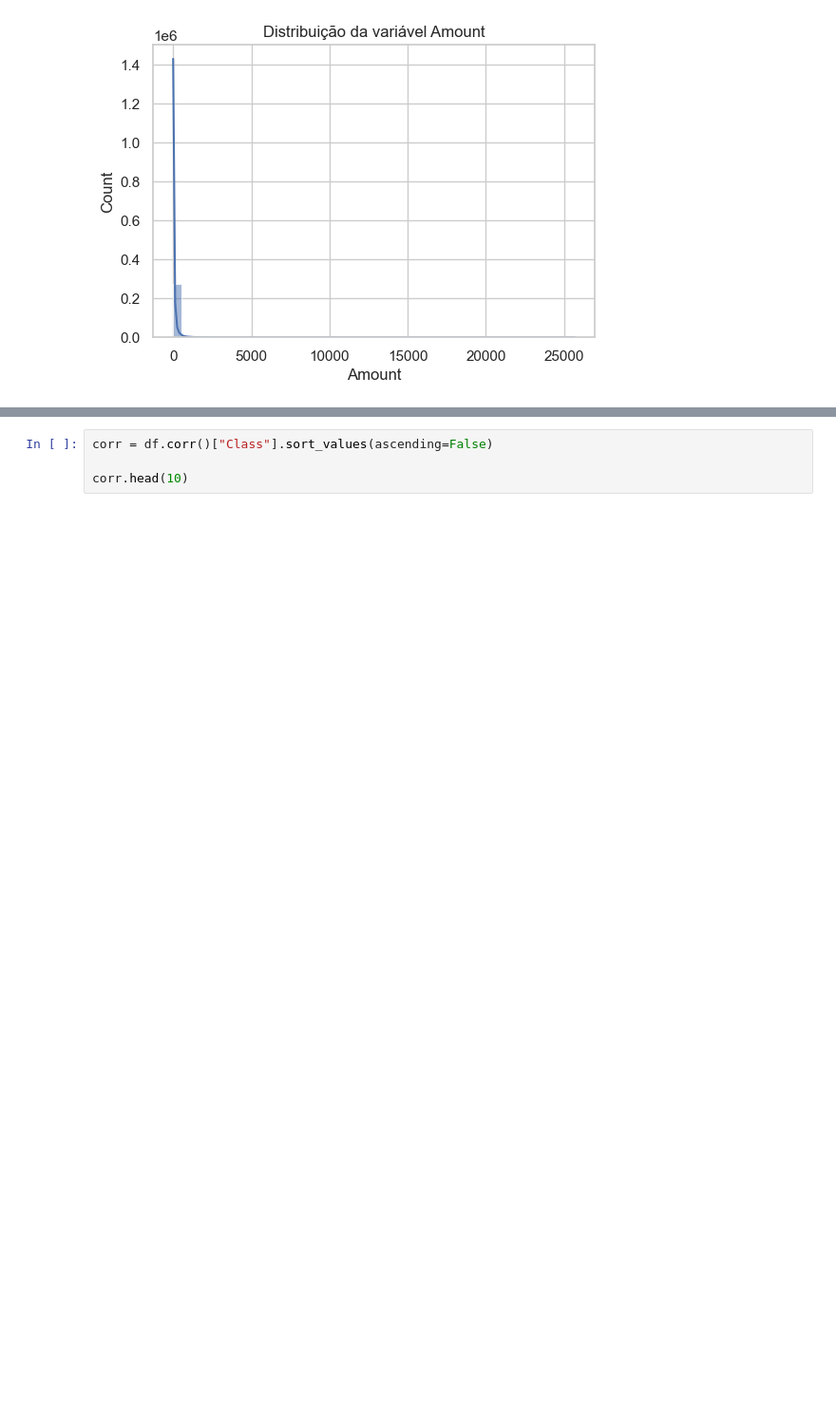
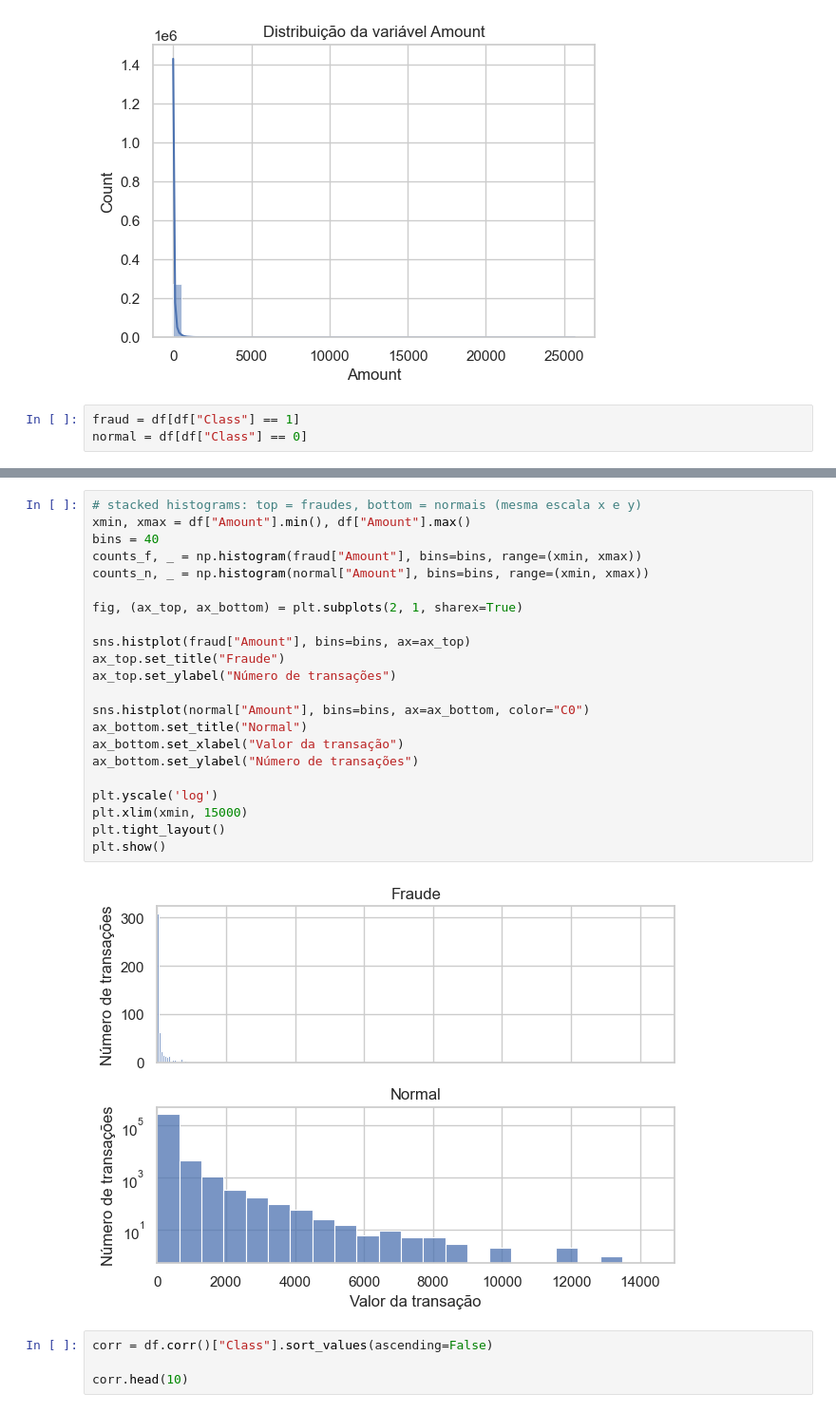
Before and after one commit to Arthurcn96/Credic_Card_Fraud_Detection, a Jupyter notebook: notebooks/EDA.ipynb, the cells around one changed output, grey strips where cells are left out. Shown at 95% size. Drawn from its saved outputs; the diff is of its cells as text; blank space fills up the shorter version.

```diff
--- a/notebooks/EDA.ipynb
+++ b/notebooks/EDA.ipynb
@@ -111,3 +139,6 @@ plt.title("Distribuição da variável Amount")
 plt.show()
 # %% [output]
 [figure]
+# %%
+fraud = df[df["Class"] == 1]
+normal = df[df["Class"] == 0]
@@ -114,3 +173,27 @@ plt.show()
+# %%
+# stacked histograms: top = fraudes, bottom = normais (mesma escala x e y)
+xmin, xmax = df["Amount"].min(), df["Amount"].max()
+bins = 40
+counts_f, _ = np.histogram(fraud["Amount"], bins=bins, range=(xmin, xmax))
+counts_n, _ = np.histogram(normal["Amount"], bins=bins, range=(xmin, xmax))
+
+fig, (ax_top, ax_bottom) = plt.subplots(2, 1, sharex=True)
+
+sns.histplot(fraud["Amount"], bins=bins, ax=ax_top)
+ax_top.set_title("Fraude")
+ax_top.set_ylabel("Número de transações")
+
+sns.histplot(normal["Amount"], bins=bins, ax=ax_bottom, color="C0")
+ax_bottom.set_title("Normal")
+ax_bottom.set_xlabel("Valor da transação")
+ax_bottom.set_ylabel("Número de transações")
+
+plt.yscale('log')
+plt.xlim(xmin, 15000)
+plt.tight_layout()
+plt.show()
+# %% [output]
+[figure, added]
 # %%
 corr = df.corr()["Class"].sort_values(ascending=False)
 
```
Also changed, not shown: parts of 11 cells of this notebook, 5 other files.
